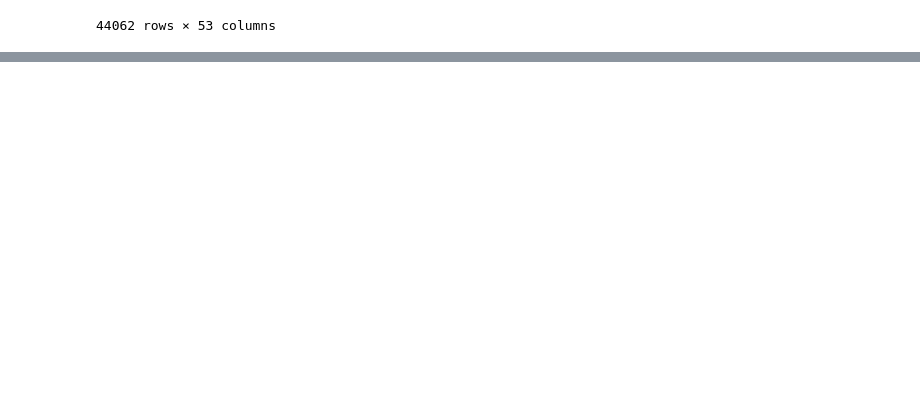
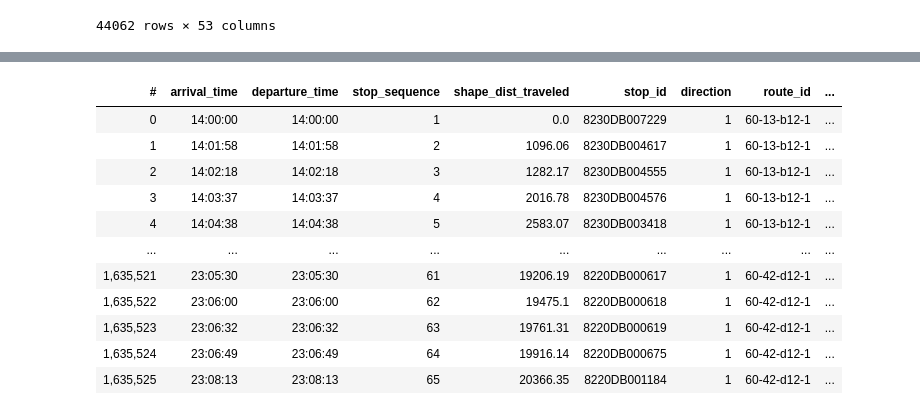
Before and after one commit to Drakodav/backend_d-dub, a Jupyter notebook: ml/processing/notebooks/gtfsr_create_model.ipynb, the cells around one changed output, grey strips where cells are left out. Cells and saved outputs as stored; diff of their text form; code cells hidden in the pictures; blank space fills up the shorter version.

```diff
--- a/ml/processing/notebooks/gtfsr_create_model.ipynb
+++ b/ml/processing/notebooks/gtfsr_create_model.ipynb
@@ -522,0 +528,15 @@ Heatmap(children=[ToolsToolbar(interact_value=None, supports_normalize=False, te
+# %%
+vaex.open(os.path.join(outdir, 'stop_time_data.hdf5'))
+# %% [output]
+| # | arrival_time | departure_time | stop_sequence | shape_dist_traveled | stop_id | direction | route_id | ... |
+| 0 | 14:00:00 | 14:00:00 | 1 | 0.0 | 8230DB007229 | 1 | 60-13-b12-1 | ... |
+| 1 | 14:01:58 | 14:01:58 | 2 | 1096.06 | 8230DB004617 | 1 | 60-13-b12-1 | ... |
+| 2 | 14:02:18 | 14:02:18 | 3 | 1282.17 | 8230DB004555 | 1 | 60-13-b12-1 | ... |
+| 3 | 14:03:37 | 14:03:37 | 4 | 2016.78 | 8230DB004576 | 1 | 60-13-b12-1 | ... |
+| 4 | 14:04:38 | 14:04:38 | 5 | 2583.07 | 8230DB003418 | 1 | 60-13-b12-1 | ... |
+| ... | ... | ... | ... | ... | ... | ... | ... | ... |
+| 1,635,521 | 23:05:30 | 23:05:30 | 61 | 19206.19 | 8220DB000617 | 1 | 60-42-d12-1 | ... |
+| 1,635,522 | 23:06:00 | 23:06:00 | 62 | 19475.1 | 8220DB000618 | 1 | 60-42-d12-1 | ... |
+| 1,635,523 | 23:06:32 | 23:06:32 | 63 | 19761.31 | 8220DB000619 | 1 | 60-42-d12-1 | ... |
+| 1,635,524 | 23:06:49 | 23:06:49 | 64 | 19916.14 | 8220DB000675 | 1 | 60-42-d12-1 | ... |
+| 1,635,525 | 23:08:13 | 23:08:13 | 65 | 20366.35 | 8220DB001184 | 1 | 60-42-d12-1 | ... |
```
Also changed, not shown: parts of 4 cells of this notebook, 5 other files.
